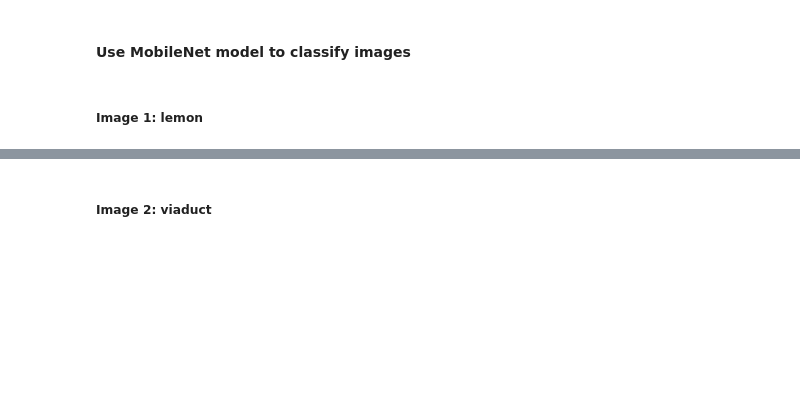
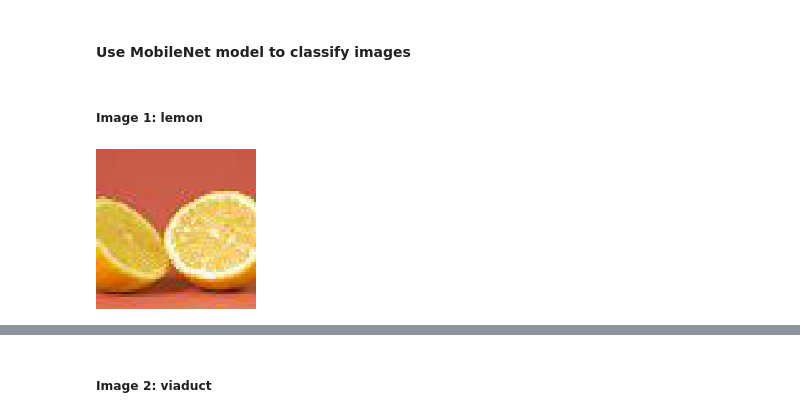
Before and after one commit to Kalokagat/TF2_for_DL, a Jupyter notebook: 1_4_Saving_and_loading_models.ipynb, the cells around one changed output, grey strips where cells are left out. Saved outputs shown, nothing was run; the diff lists cells and outputs as text; code cells hidden in the pictures; blank space fills up the shorter version.

```diff
--- a/1_4_Saving_and_loading_models.ipynb
+++ b/1_4_Saving_and_loading_models.ipynb
@@ -586,9 +604,9 @@ model.build(input_shape=[None, 160, 160, 3])
 
 from tensorflow.keras.preprocessing.image import load_img
 
-lemon_img = load_img("lemon.jpg", target_size=(160, 160))
-viaduct_img = load_img("viaduct.jpg", target_size=(160, 160))
-water_tower_img = load_img("water_tower.jpg", target_size=(160, 160))
+lemon_img = load_img("data/lemon.jpg", target_size=(160, 160))
+viaduct_img = load_img("data/viaduct.jpg", target_size=(160, 160))
+water_tower_img = load_img("data/water_tower.jpg", target_size=(160, 160))
 # %%
 # Read in categories text file
 
@@ -612,3 +630,7 @@ def get_top_5_predictions(img):
     return top_preds
 # %% [markdown]
 ##### Image 1: lemon
+# %%
+lemon_img
+# %% [output]
+[figure, added]
```
Also changed, not shown: parts of 41 cells of this notebook.
